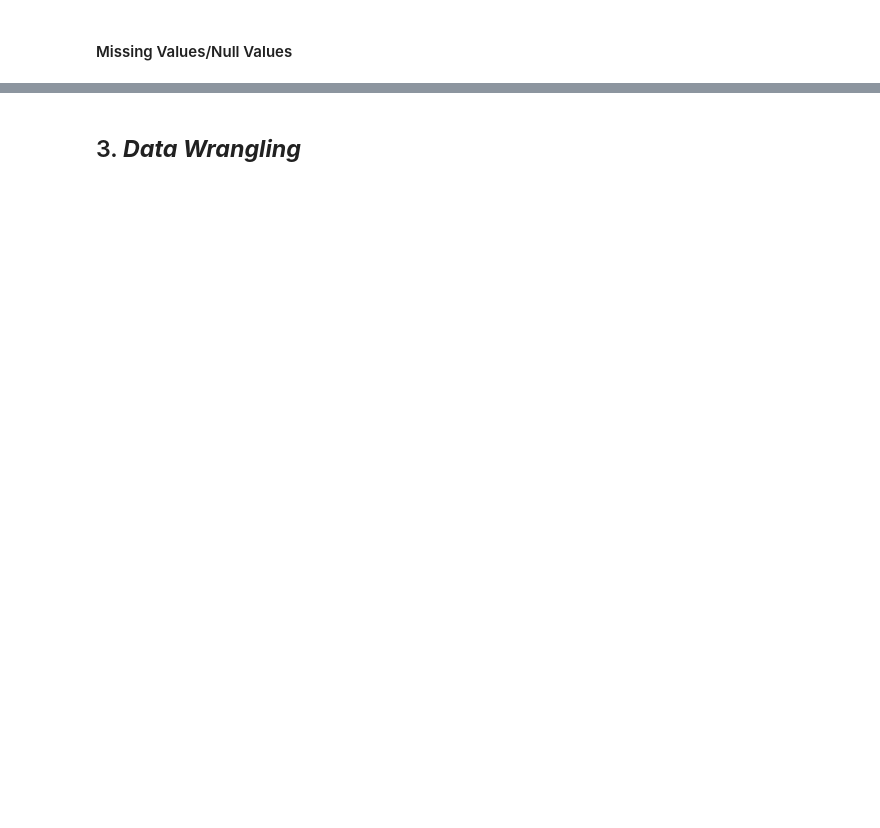
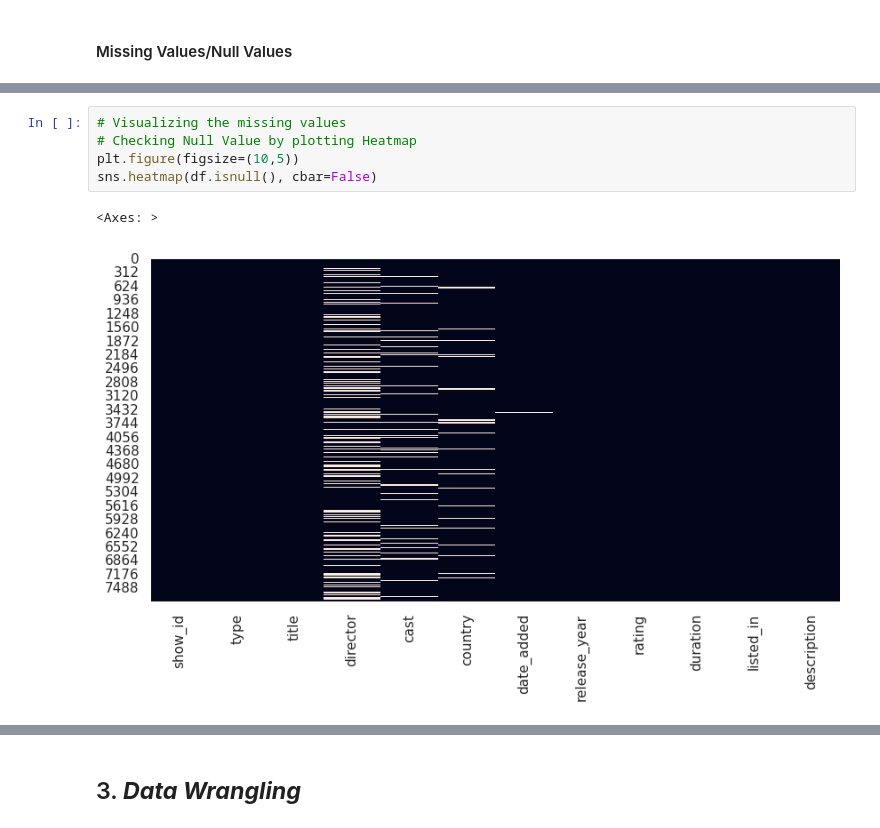
Before and after one commit to PawanYadav007s/Netflix-clustering-ML-Project, a Jupyter notebook: PAwan_of_Sample_ML_Submission_Template.ipynb, the cells around one changed output, grey strips where cells are left out. Cells and saved outputs as stored; diff of their text form; blank space fills up the shorter version.

```diff
--- a/PAwan_of_Sample_ML_Submission_Template.ipynb
+++ b/PAwan_of_Sample_ML_Submission_Template.ipynb
@@ -228,0 +380,8 @@ Answer Here
+# %%
+# Visualizing the missing values
+# Checking Null Value by plotting Heatmap
+plt.figure(figsize=(10,5))
+sns.heatmap(df.isnull(), cbar=False)
+# %% [output]
+<Axes: >
+[figure, added]
```
Also changed, not shown: parts of 182 cells of this notebook.
